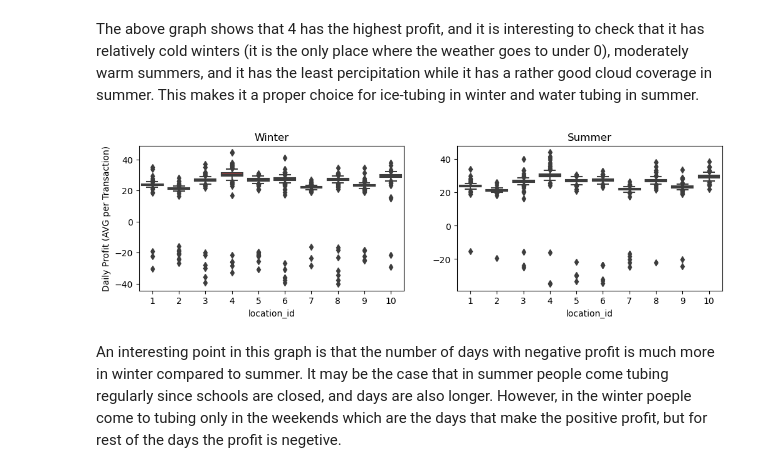
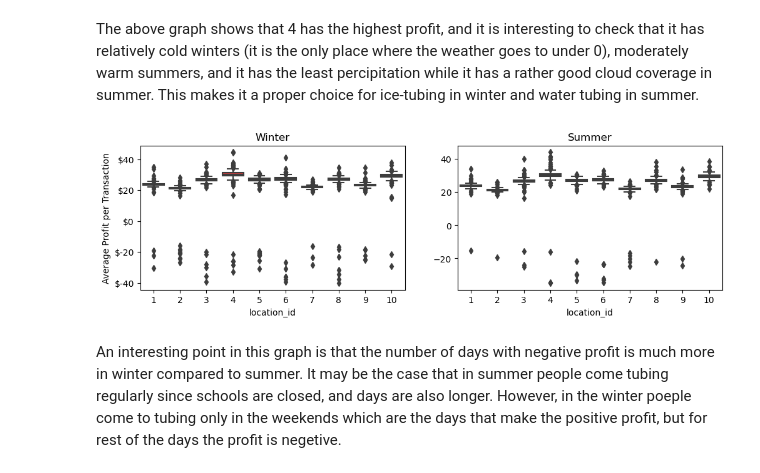
Before and after one commit to zandvakiliramin/intern-take-home-assessment, a Jupyter notebook: data-exploration.ipynb, the cells around one changed output. Drawn from its saved outputs; the diff is of its cells as text; code cells hidden in the pictures.

```diff
--- a/data-exploration.ipynb
+++ b/data-exploration.ipynb
@@ -367,15 +367,17 @@ The above graph shows that 4 has the highest profit, and it is interesting to ch
 # %%
 data_summer = model_data_df[model_data_df.season == 'summer']
 data_winter = model_data_df[model_data_df.season == 'winter']
 
 fig, axes = plt.subplots(nrows=1, ncols=2, figsize=(12, 3))
 
-sns.boxplot(data_winter, x='location_id', y='profit', ax=axes[0]).set(ylabel='Daily Profit (AVG per Transaction)', title='Winter')
+sns.boxplot(data_winter, x='location_id', y='profit', ax=axes[0]).set(ylabel='Average Profit per Transaction', title='Winter')
 sns.boxplot(data_summer, x='location_id', y='profit', ax=axes[1]).set(ylabel=None, title='Summer')
 
-plt.savefig('./assets/daily-profits.png')
+axes[0].yaxis.set_major_formatter('${x:1.0f}')
+
+plt.savefig('./assets/daily-profits.png', bbox_inches='tight')
 # %% [output]
-[figure, old version]
+[figure, new version]
 # %% [markdown]
 An interesting point in this graph is that the number of days with negative profit is much more in winter compared to summer. It may be the case that in summer people come tubing regularly since schools are closed, and days are also longer. However, in the winter poeple come to tubing only in the weekends which are the days that make the positive profit, but for rest of the days the profit is negetive.
 # %% [markdown]
```
Also changed, not shown: parts of 3 cells of this notebook, 5 other files.
